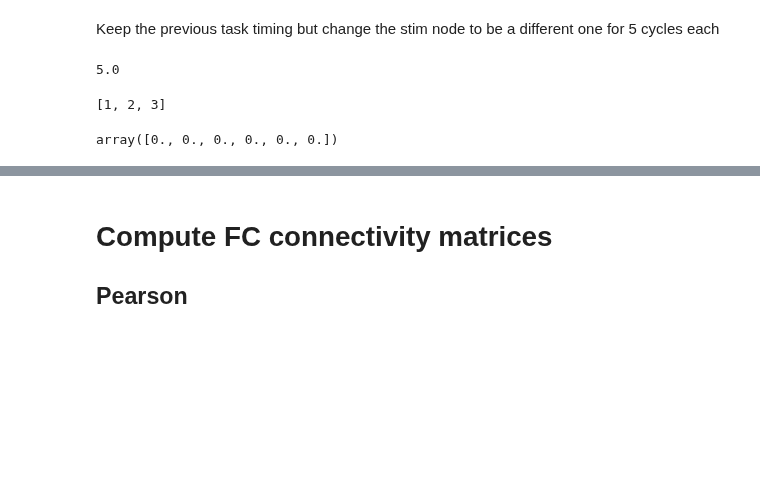
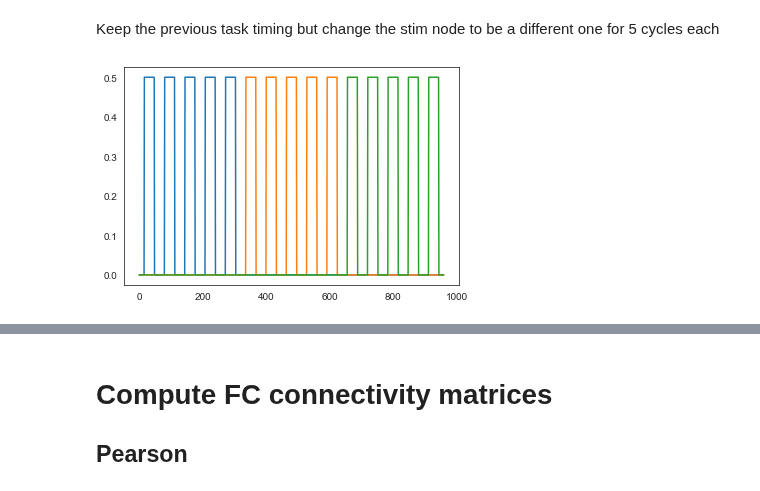
Before and after one commit to zenkavi/NeuralMassModels, a Jupyter notebook: notebooks/simulations/NB0_True_vs_functional_connectivity.ipynb, the cells around one changed output, grey strips where cells are left out. Drawn from its saved outputs; the diff is of its cells as text; code cells hidden in the pictures; blank space fills up the shorter version.

```diff
--- a/notebooks/simulations/NB0_True_vs_functional_connectivity.ipynb
+++ b/notebooks/simulations/NB0_True_vs_functional_connectivity.ipynb
@@ -130,15 +130,13 @@ Keep the previous task timing but change the stim node to be a different one for
 # %%
 sim_args.update({'alternate_stim_nodes':1,
                 'stim_nodes': [0,1,2]})
 tasktiming, stimtimes = make_stimtimes(stim_nodes = sim_args['stim_nodes'], args_dict=sim_args)
-#plot stim times to check if it worked
+for i in range(len(stimtimes)):
+    plt.plot(stimtimes[i])
 # %% [output]
-5.0
+[figure, added]
 # %%
+sim_args.update({'I':stimtimes,
+                'noise': 1,
+                'noise_scale': .2})
 task3_data, _ = networkModel(sim_args['W'], args_dict=sim_args)
-# %% [output]
-[1, 2, 3]
-# %%
-stimtimes[1, 4:10]
-# %% [output]
-array([0., 0., 0., 0., 0., 0.])
```
Also changed, not shown: parts of 6 cells of this notebook, 2 other files.
